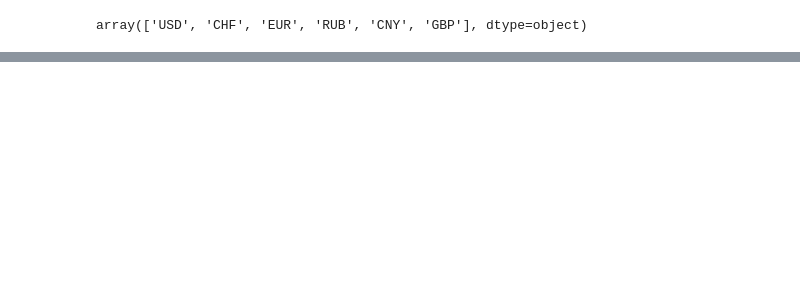
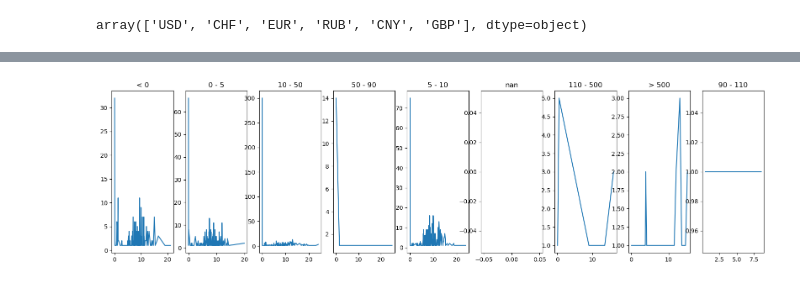
Before and after one commit to OlegMukminov/desktop-tutorial, a Jupyter notebook: DA.ipynb, the cells around one changed output, grey strips where cells are left out. Cells and saved outputs as stored; diff of their text form; code cells hidden in the pictures; blank space fills up the shorter version.

```diff
--- a/DA.ipynb
+++ b/DA.ipynb
@@ -351,3 +153,0 @@ df1['PRICE_RUB'] = df1['PRICE_RUB'].str.replace(',', '.', regex=True).astype('fl
-# %%
-d3 = df1['MATDATE'].dt.date - today
-df1['D1'] = d3
@@ -565,0 +166,27 @@ cut_ex2.plot(kind='bar')
+# %%
+#Получение количества купонов за год(или до даты погашения облигации)
+d2=[]
+for i2 in range(len(df1['MATDATE'])):
+    i3=0
+    if df1['D1'].iloc[i2].days >= 365:
+        d2.append(df1['COUPONFREQUENCY'].iloc[i2])
+    else:
+        d3 = df1['D1'].iloc[i2].days - df1['COUPONDAYSPASSED'].iloc[i2]
+        while d3 > 0:
+            i3+=1
+            d3 -= df1['COUPONLENGTH'].iloc[i2]
+        d2.append(i3)
+df1['D2'] = d2
+# %%
+#Задание 1. Оценить рынок рублевых облигаций по распределению купонной доходности.
+df1['PROFIT'] = np.where(df1['MATDATE'].dt.date < today + timedelta(days=365),
+
+
+                                np.where((df1['FACEVALUE_RUB'] - df1['PRICE_RUB']) <= 0,
+                                         100*(0.87 * df1['COUPONVALUE_RUB'] * df1['D2'] - df1['NKD_RUB'] +(df1['FACEVALUE_RUB'] - df1['PRICE_RUB']))/((df1['PRICE_RUB']+df1['NKD_RUB'])*(1+0.06/100+0.0125/100)),
+                                         100*(0.87 * df1['COUPONVALUE_RUB'] * df1['D2'] - df1['NKD_RUB'] + 0.87 * (df1['FACEVALUE_RUB'] - df1['PRICE_RUB']))/((df1['PRICE_RUB']+df1['NKD_RUB'])*(1+0.06/100+0.0125/100))),
+
+
+                                np.where((df1['FACEVALUE_RUB'] - df1['PRICE_RUB']) <= 0,
+                                         100*(0.87 * df1['COUPONVALUE_RUB'] * df1['COUPONFREQUENCY'] - df1['NKD_RUB'] +(df1['FACEVALUE_RUB'] - df1['PRICE_RUB']))/((df1['PRICE_RUB']+df1['NKD_RUB'])*(1+0.06/100+0.0125/100)),
+                                        100*(0.87 * df1['COUPONVALUE_RUB'] * df1['COUPONFREQUENCY'] - df1['NKD_RUB'] + 0.87 * (df1['FACEVALUE_RUB'] - df1['PRICE_RUB']))/((df1['PRICE_RUB']+df1['NKD_RUB'])*(1+0.06/100+0.0125/100))))
@@ -565,0 +200,6 @@ cut_ex2.plot(kind='bar')
+# %%
+#разделение на кластеры по купонной доходности
+cut_labels_7 = ['< 0', '0 - 5', '5 - 10', '10 - 50', '50 - 90', '90 - 110', '110 - 500', '> 500']
+cut_bins = [-100, 0, 5, 10, 50, 90, 110, 500, 5000]
+
+df1['cut_ex'] = pd.cut(df1['PROFIT'], bins=cut_bins, labels=cut_labels_7)
@@ -565,0 +249,11 @@ cut_ex2.plot(kind='bar')
+# %%
+#Отображение графиков количества облигаций по Ставки купона в % сгруппированных по cut_ex
+fig, axes = plt.subplots(1, len(df1['cut_ex'].unique()), figsize=(20, 5))
+for i in range(len(df1['cut_ex'].unique())):
+    title = df1['cut_ex'].unique()[i]
+    #df1.groupby('COUPONPERCENT', dropna=False).count()['SECID']
+    x = df1[df1['cut_ex'] == title].groupby('COUPONPERCENT', dropna=False).count()['SECID']
+    axes[i].plot(x)
+    axes[i].set_title(title)
+# %% [output]
+[figure, added]
```
Also changed, not shown: parts of 70 cells of this notebook.
